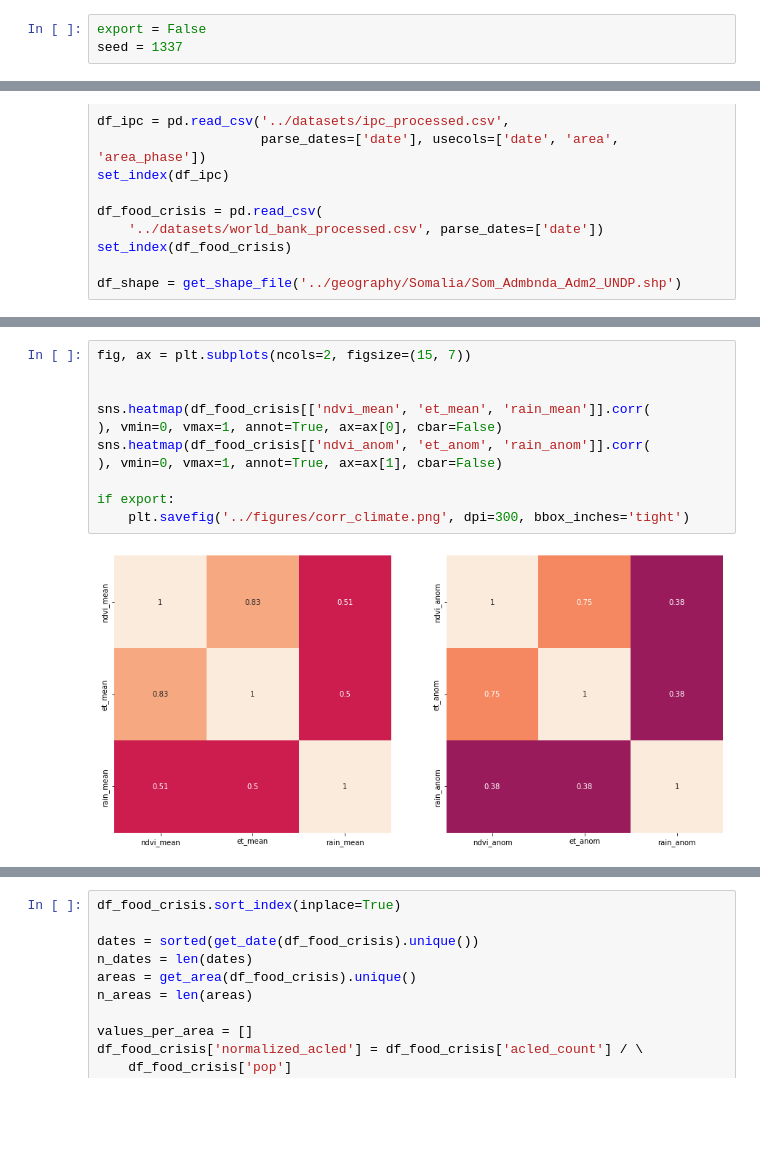
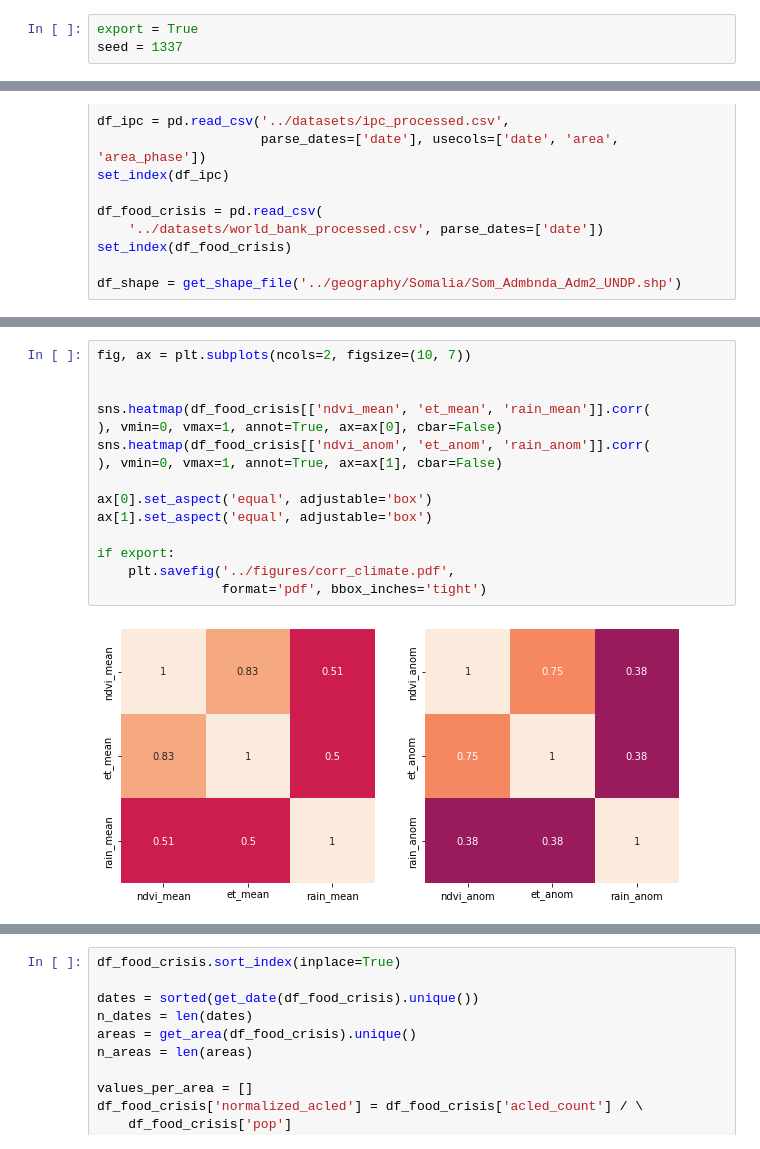
Before and after one commit to ICascha/Predicting-food-crises-in-Somalia, a Jupyter notebook: notebooks/world_bank_EDA.ipynb, the cells around one changed output, grey strips where cells are left out. Drawn from its saved outputs; the diff is of its cells as text; blank space fills up the shorter version.

```diff
--- a/notebooks/world_bank_EDA.ipynb
+++ b/notebooks/world_bank_EDA.ipynb
@@ -3,5 +3,5 @@
 
 ## Set export to True if you wish to export graphs and tables
 # %%
-export = False
+export = True
 seed = 1337
@@ -66,18 +62,22 @@ df_sum
 | ruggedness_mean | 67251.187 | 93444.113 | 1420.363 | 11680.920 | 27286.295 | 74043.910 | 405238.200 |
 | pasture_pct | 59.354 | 30.677 | 2.037 | 39.341 | 64.590 | 88.894 | 99.598 |
 # %%
-fig, ax = plt.subplots(ncols=2, figsize=(15, 7))
+fig, ax = plt.subplots(ncols=2, figsize=(10, 7))
 
 
 sns.heatmap(df_food_crisis[['ndvi_mean', 'et_mean', 'rain_mean']].corr(
 ), vmin=0, vmax=1, annot=True, ax=ax[0], cbar=False)
 sns.heatmap(df_food_crisis[['ndvi_anom', 'et_anom', 'rain_anom']].corr(
 ), vmin=0, vmax=1, annot=True, ax=ax[1], cbar=False)
 
+ax[0].set_aspect('equal', adjustable='box')
+ax[1].set_aspect('equal', adjustable='box')
+
 if export:
-    plt.savefig('../figures/corr_climate.png', dpi=300, bbox_inches='tight')
+    plt.savefig('../figures/corr_climate.pdf',
+                format='pdf', bbox_inches='tight')
 # %% [output]
-[figure, old version]
+[figure, new version]
 # %%
 fig, axs = plt.subplots(ncols=3, figsize=(10, 5))
 
```
Also changed, not shown: parts of 21 cells of this notebook, 4 other files.
